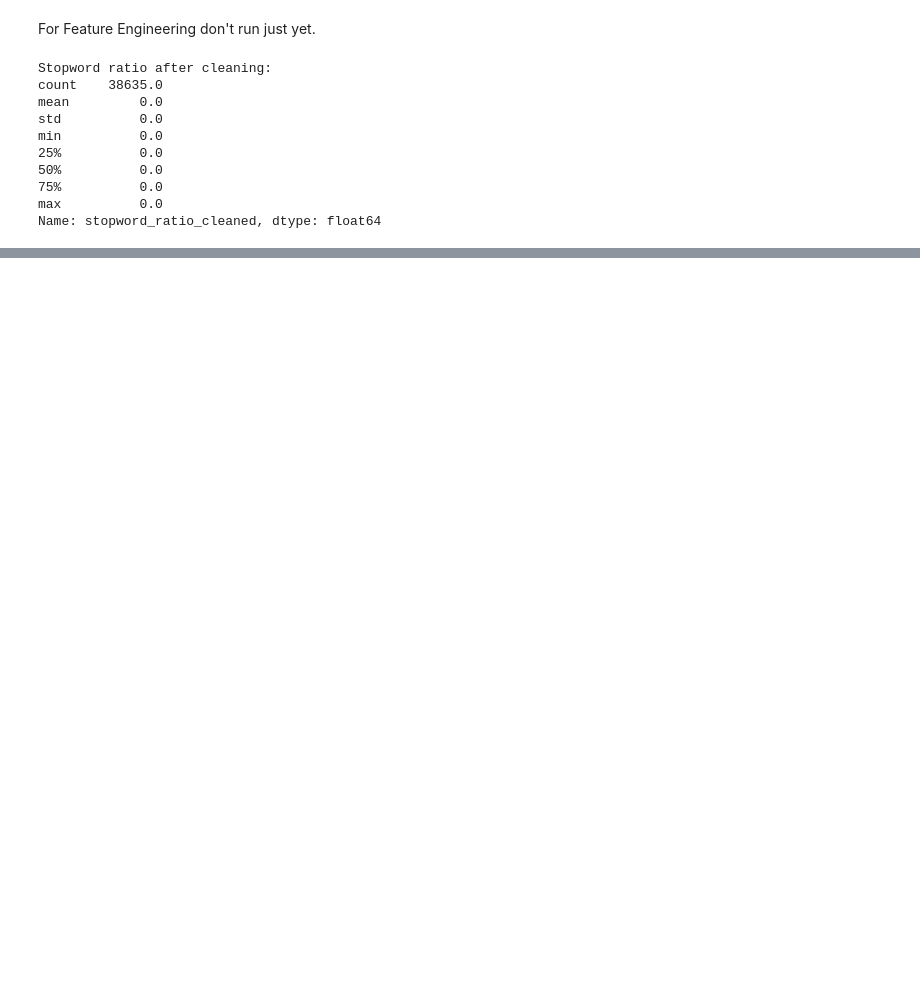
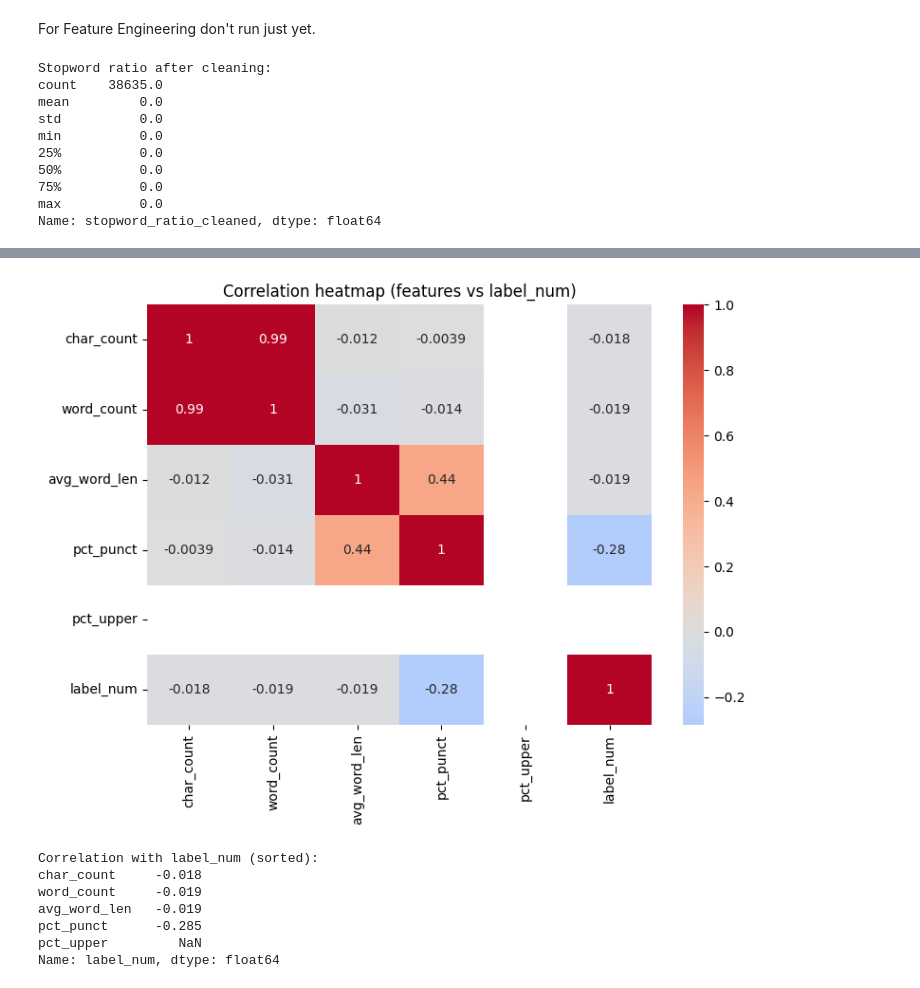
Before and after one commit to Accenture-1a-BTT/accenture-1a-team-project, a Jupyter notebook: Copy_of_FakeNews_Accenture.ipynb, the cells around one changed output, grey strips where cells are left out. Cells and saved outputs as stored; diff of their text form; code cells hidden in the pictures; blank space fills up the shorter version.

```diff
--- a/Copy_of_FakeNews_Accenture.ipynb
+++ b/Copy_of_FakeNews_Accenture.ipynb
@@ -668,3 +682,9 @@ df_final_cleaned = merged_no_duplicates_df
 # %% [markdown]
 ### Feature Extraction: Linguistic Features
+# %%
+#merge Koshish's split dfs
+merged_df = pd.concat([df_true_final, df_fake_final], ignore_index=True)
+
+#make df_final_cleaned point to the current working df
+df_final_cleaned = merged_df
 # %%
@@ -1352,22 +1415,0 @@ Average stopword_ratio for Real news: 0.3861156076825964
-# %%
-import re
-from nltk.corpus import stopwords
-
-def clean_text(text):
-    """
-    Clean text by converting to lowercase and removing stopwords
-    """
-    # Convert to string and lowercase
-    text = str(text).lower()
-
-    # Remove stopwords
-    words = text.split()
-    filtered_words = [word for word in words if word.lower() not in stop_words]
-
-    # Join back into a single string
-    cleaned_text = ' '.join(filtered_words)
-
-    return cleaned_text
-
-# Apply cleaning
-df_final_cleaned['text_cleaned'] = df_final_cleaned['text'].apply(clean_text)
@@ -1419,0 +1493,24 @@ Name: stopword_ratio_cleaned, dtype: float64
+# %%
+# compute correlation matrix (features + numeric label)
+corr = df_feat[num_cols + ["label_num"]].corr()
+
+# heatmap
+plt.figure(figsize=(8, 6))
+sns.heatmap(corr, annot=True, cmap="coolwarm", center=0)
+plt.title("Correlation heatmap (features vs label_num)")
+plt.tight_layout()
+plt.show()
+
+# sorted 1D view
+print("Correlation with label_num (sorted):")
+corr_with_label = corr["label_num"].drop("label_num").sort_values(ascending=False).round(3)
+print(corr_with_label)
+# %% [output]
+[figure, added]
+Correlation with label_num (sorted):
+char_count     -0.018
+word_count     -0.019
+avg_word_len   -0.019
+pct_punct      -0.285
+pct_upper         NaN
+Name: label_num, dtype: float64
```
Also changed, not shown: parts of 50 cells of this notebook.
